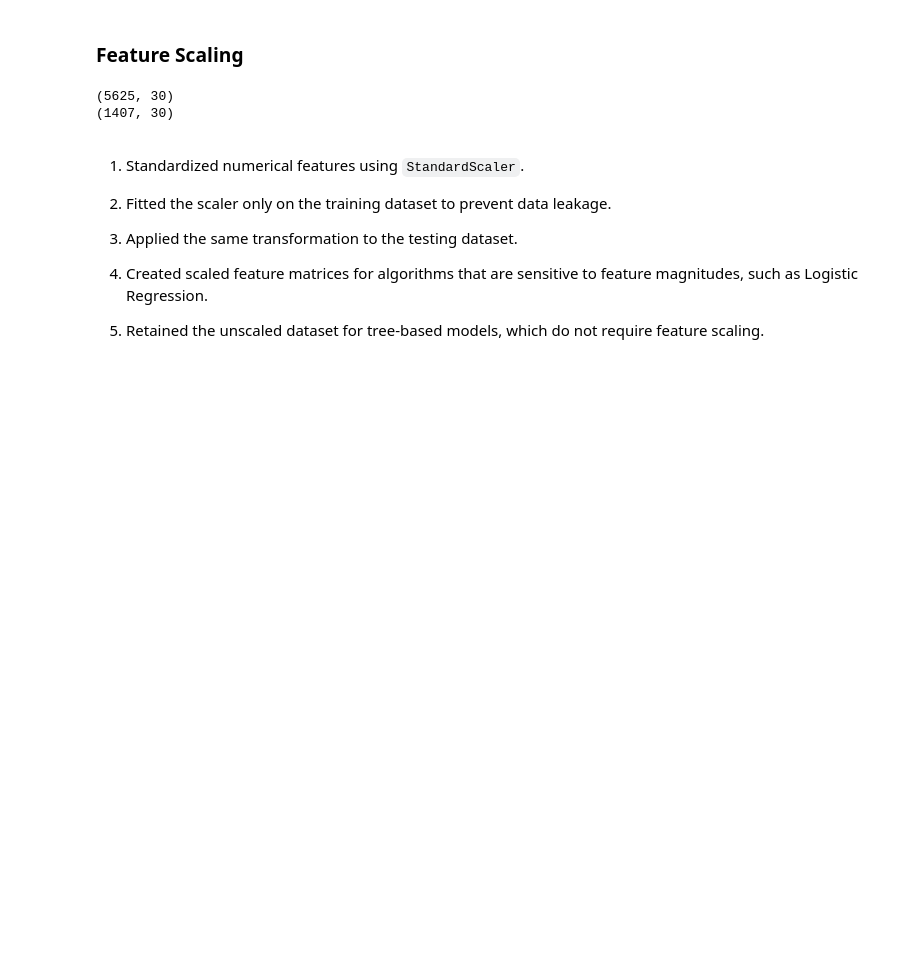
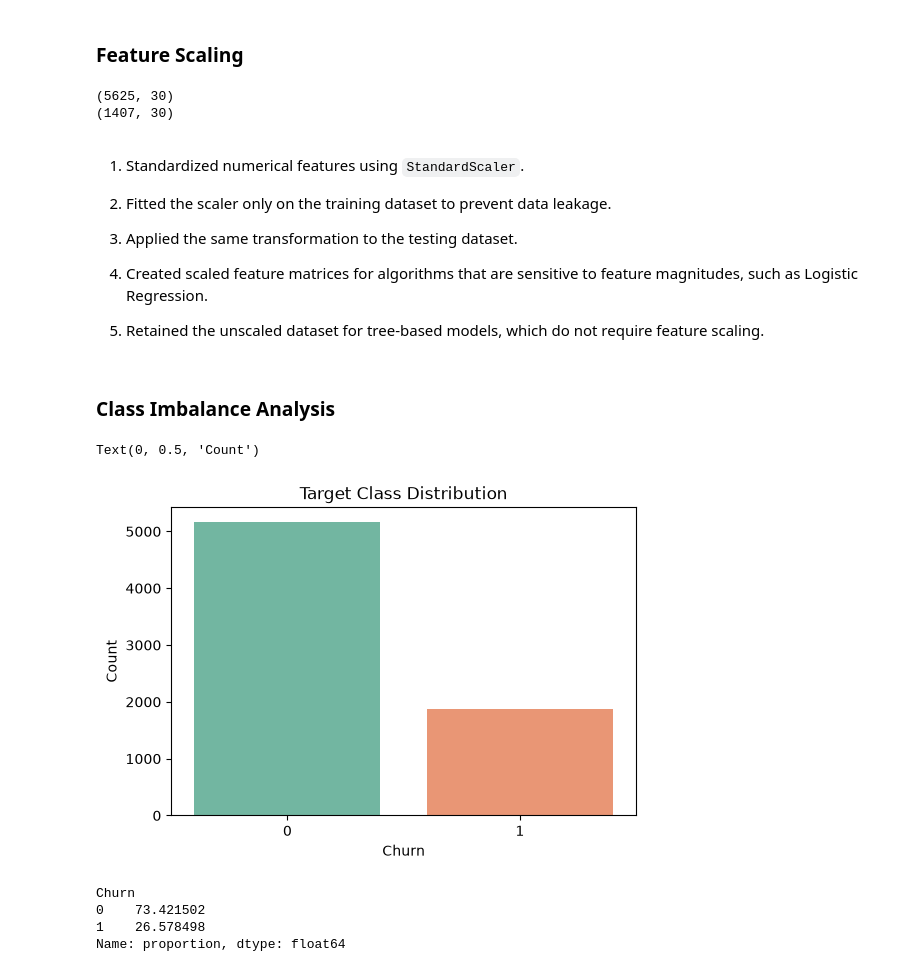
Before and after one commit to muhammadadnanmomin/customer-intelligence-platform, a Jupyter notebook: notebooks/06_churn_model.ipynb, the cells around one changed output. Drawn from its saved outputs; the diff is of its cells as text; code cells hidden in the pictures; blank space fills up the shorter version.

Commit message:
feat: complete preprocessing pipeline and class imbalance analysis

```diff
--- a/notebooks/06_churn_model.ipynb
+++ b/notebooks/06_churn_model.ipynb
@@ -973,3 +973,30 @@ print(X_test_scaled.shape)
 4. Created scaled feature matrices for algorithms that are sensitive to feature magnitudes, such as Logistic Regression.
 
 5. Retained the unscaled dataset for tree-based models, which do not require feature scaling.
+# %% [markdown]
+### Class Imbalance Analysis
+# %%
+plt.figure(figsize=(6, 4))
+
+sns.countplot(
+    x=y,
+    hue=y,
+    palette="Set2",
+    legend=False
+)
+
+plt.title("Target Class Distribution")
+plt.xlabel("Churn")
+plt.ylabel("Count")
+# %% [output]
+Text(0, 0.5, 'Count')
+[figure, added]
+# %%
+class_ratio = y.value_counts(normalize=True) * 100
+
+print(class_ratio)
+# %% [output]
+Churn
+0    73.421502
+1    26.578498
+Name: proportion, dtype: float64
```
Also changed, not shown: parts of 2 cells of this notebook.
